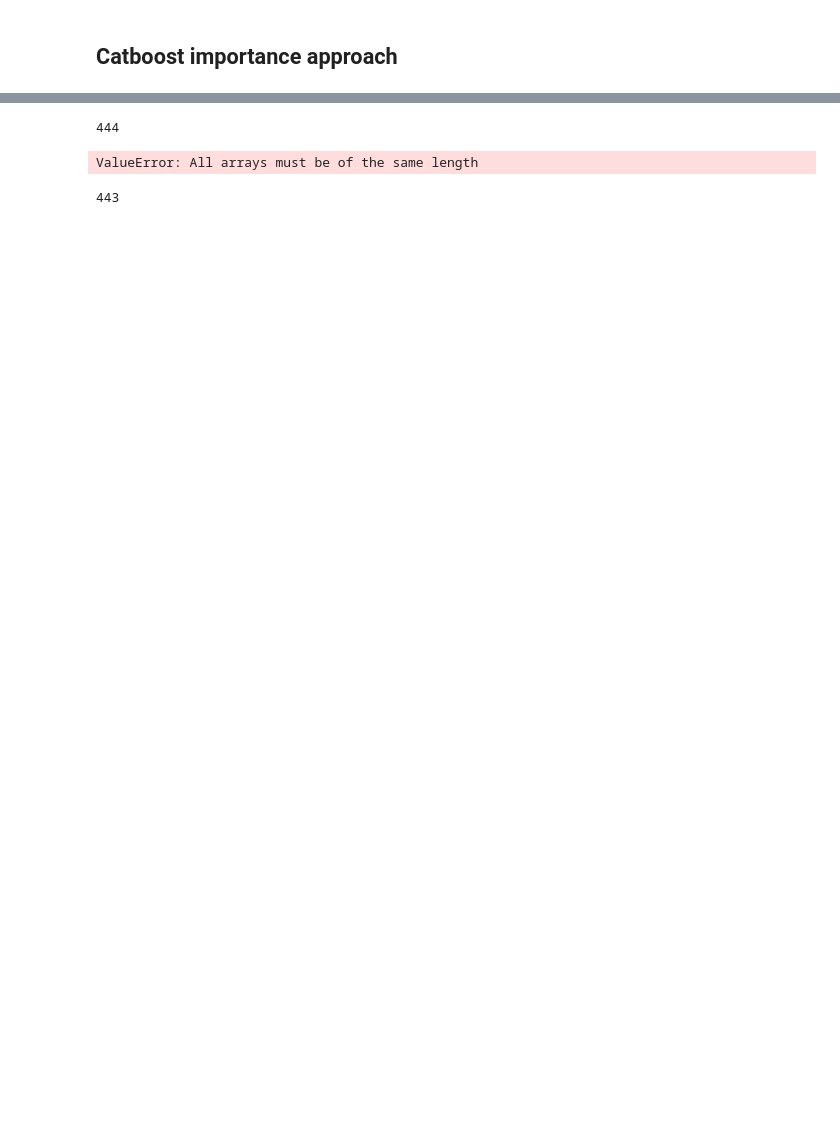
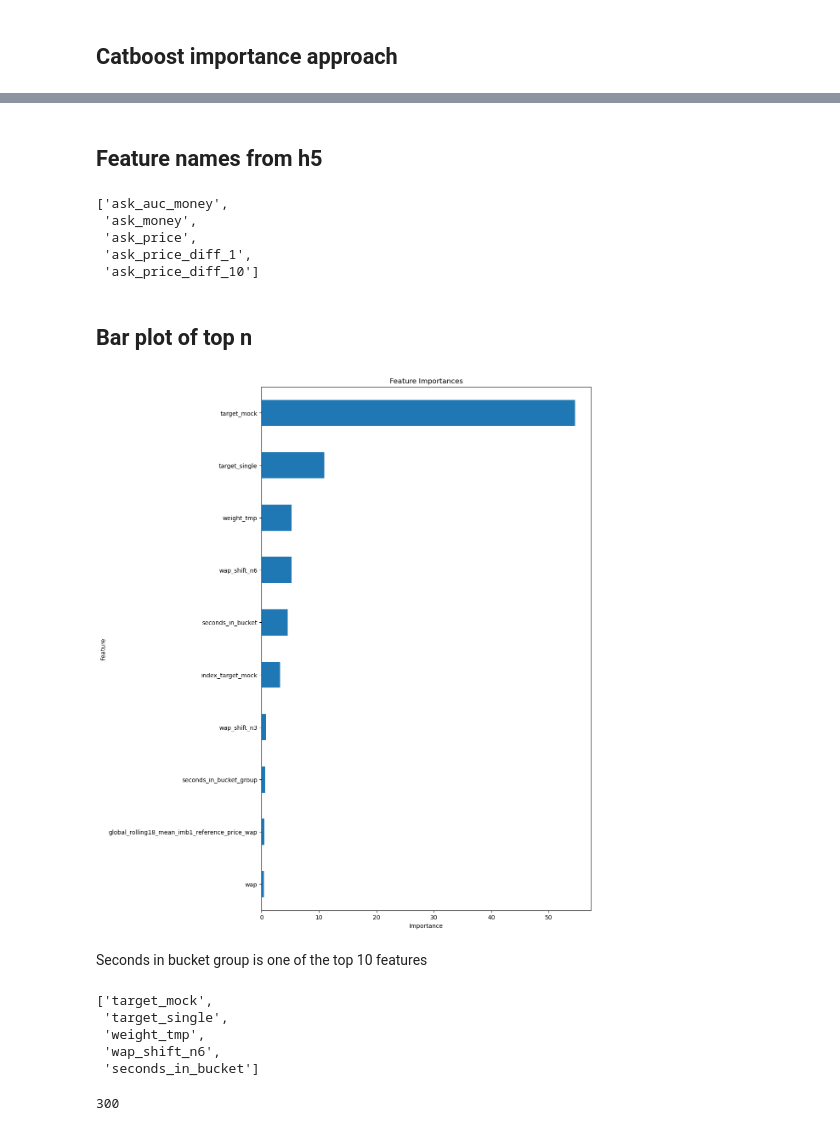
Before and after one commit to GrigoriiTarasov/Optiver-Trading-at-the-Close-retrain-monitoring, a Jupyter notebook: research/3_feat_select_h5_daily.ipynb, the cells around one changed output, grey strips where cells are left out. Drawn from its saved outputs; the diff is of its cells as text; code cells hidden in the pictures; blank space fills up the shorter version.

Commit message:
Add select 300 best features

```diff
--- a/research/3_feat_select_h5_daily.ipynb
+++ b/research/3_feat_select_h5_daily.ipynb
@@ -41,6 +38,8 @@ metadata_filepath = f"../{config['RAW_DATA_DIR']}/{metadata_filename}"
 
 optuna_all_feat_filename = 'optuna_all_sliding.pkl'
 optuna_all_feat_filenpath = f"../{config['RAW_DATA_DIR']}/{optuna_all_feat_filename}"
+# %%
+DAY_TEST_START = 400 # train size in day terms
 # %% [markdown]
 # Daily load trick
 # %%
@@ -277,3 +266,5 @@ plt.show()
 # %%
 %%time
-best_model, _, _ = batch_learning(study.best_trial.params)
+data_train = date_ids[:DAY_TEST_START]
+best_model = batch_learning(study.best_trial.params,
+                            data_train)
@@ -331,0 +301,2 @@ feature_pool = Pool(train_data)
+# %% [markdown]
+## Feature names from h5
@@ -332,19 +312,52 @@ feature_pool = Pool(train_data)
 # %%
-feature_names
+feature_names[:5]
+# %% [output]
+['ask_auc_money',
+ 'ask_money',
+ 'ask_price',
+ 'ask_price_diff_1',
+ 'ask_price_diff_10']
-# %%
-len(feature_names)
-# %% [output]
-444
-# %%
-%%time
-importance_df = pd.DataFrame({'feature_importance': feature_importance_catboost,
-                              'feature_names': feature_names}).\
-                    sort_values(by=['feature_importance'],
-                                ascending=False)
-# %% [output]
-ValueError: All arrays must be of the same length
-# %%
-feature_importance_catboost = best_model.get_feature_importance(feature_pool)
-len(feature_importance_catboost)
-# %% [output]
-443
+# %% [markdown]
+## Bar plot of top n
+# %%
+import matplotlib.pyplot as plt
+import pandas as pd
+
+feature_id_to_name = {str(id): name for id, name in enumerate(feature_names)}
+
+feature_importance_catboost2['Feature'] = feature_importance_catboost2['Feature Id'].map(feature_id_to_name)
+
+top_n = 10
+top_features = feature_importance_catboost2.head(top_n)
+
+ax = top_features.plot(kind='barh',
+                       x='Feature',
+                       y='Importances',
+                       figsize=(10, 16),
+                       legend=False)
+
+plt.gca().invert_yaxis()
+
+plt.title('Feature Importances')
+plt.xlabel('Importance')
+plt.ylabel('Feature')
+plt.show()
+# %% [output]
+[figure, added]
+# %% [markdown]
+Seconds in bucket group is one of the top 10 features
+# %%
+top_features = feature_importance_catboost2.head(300)
+top_feature_names = top_features['Feature'].tolist()
+
+top_feature_names[:5]
+# %% [output]
+['target_mock',
+ 'target_single',
+ 'weight_tmp',
+ 'wap_shift_n6',
+ 'seconds_in_bucket']
+# %%
+len(top_feature_names)
+# %% [output]
+300
```
Also changed, not shown: parts of 24 cells of this notebook, 1 other file.
